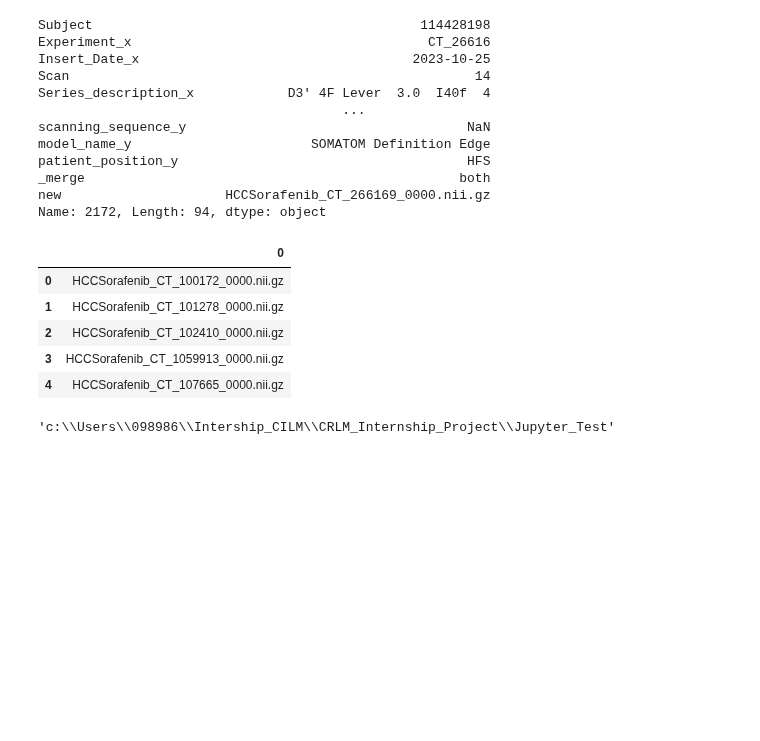
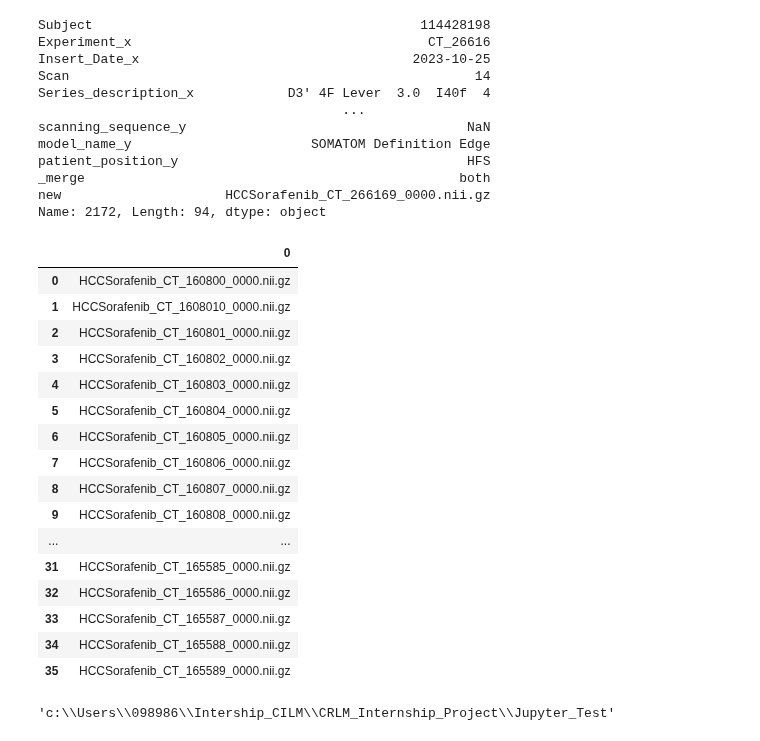
Before and after one commit to BaconDavid/CRLM_Internship_Project, a Jupyter notebook: Jupyter_Test/Data_stuff.ipynb, the cells around one changed output. Drawn from its saved outputs; the diff is of its cells as text; code cells hidden in the pictures; blank space fills up the shorter version.

```diff
--- a/Jupyter_Test/Data_stuff.ipynb
+++ b/Jupyter_Test/Data_stuff.ipynb
@@ -855,14 +956,26 @@ new                     HCCSorafenib_CT_266169_0000.nii.gz
 Name: 2172, Length: 94, dtype: object
 # %%
 import pandas as pd
-data = pd.read_table('../../Data/HGC/Data_info/data.txt',sep=' ',header=None)
+data = pd.read_table('../../Data/HGC/Data_info/seg_3.txt',sep=' ',header=None)
+data
 # %% [output]
 |  | 0 |
-| 0 | HCCSorafenib_CT_100172_0000.nii.gz |
-| 1 | HCCSorafenib_CT_101278_0000.nii.gz |
-| 2 | HCCSorafenib_CT_102410_0000.nii.gz |
-| 3 | HCCSorafenib_CT_1059913_0000.nii.gz |
-| 4 | HCCSorafenib_CT_107665_0000.nii.gz |
+| 0 | HCCSorafenib_CT_160800_0000.nii.gz |
+| 1 | HCCSorafenib_CT_1608010_0000.nii.gz |
+| 2 | HCCSorafenib_CT_160801_0000.nii.gz |
+| 3 | HCCSorafenib_CT_160802_0000.nii.gz |
+| 4 | HCCSorafenib_CT_160803_0000.nii.gz |
+| 5 | HCCSorafenib_CT_160804_0000.nii.gz |
+| 6 | HCCSorafenib_CT_160805_0000.nii.gz |
+| 7 | HCCSorafenib_CT_160806_0000.nii.gz |
+| 8 | HCCSorafenib_CT_160807_0000.nii.gz |
+| 9 | HCCSorafenib_CT_160808_0000.nii.gz |
+| ... | ... |
+| 31 | HCCSorafenib_CT_165585_0000.nii.gz |
+| 32 | HCCSorafenib_CT_165586_0000.nii.gz |
+| 33 | HCCSorafenib_CT_165587_0000.nii.gz |
+| 34 | HCCSorafenib_CT_165588_0000.nii.gz |
+| 35 | HCCSorafenib_CT_165589_0000.nii.gz |
 # %%
 import json
 nnunt_out_path = '/data/scratch/r098986/nnUnet_Seg/nnUNet_raw_data_base/nnUNet_raw_data/'
```
Also changed, not shown: parts of 5 cells of this notebook, 6 other files.
